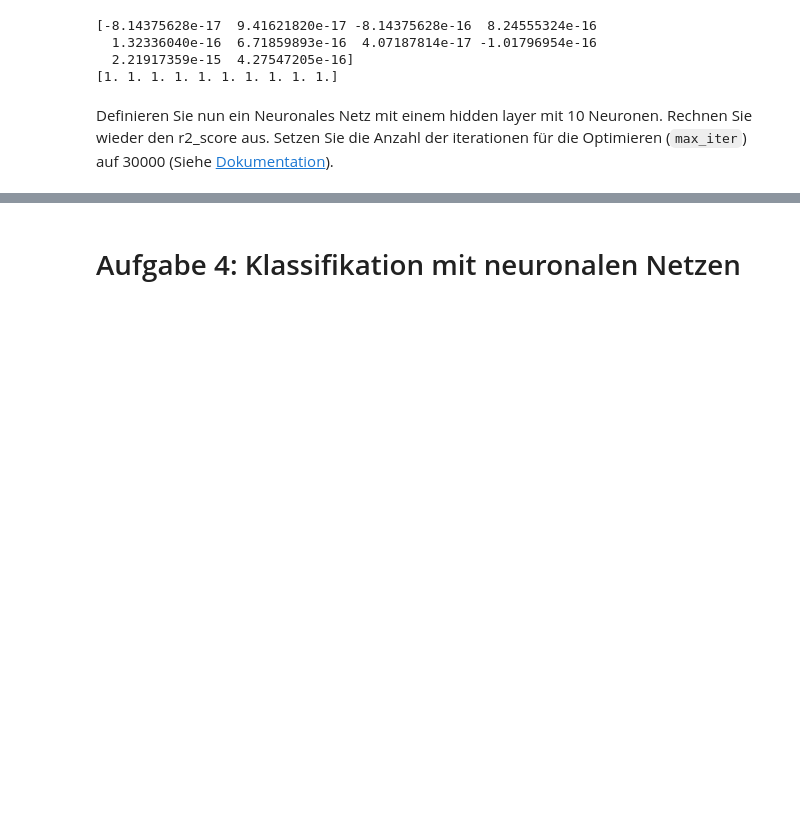
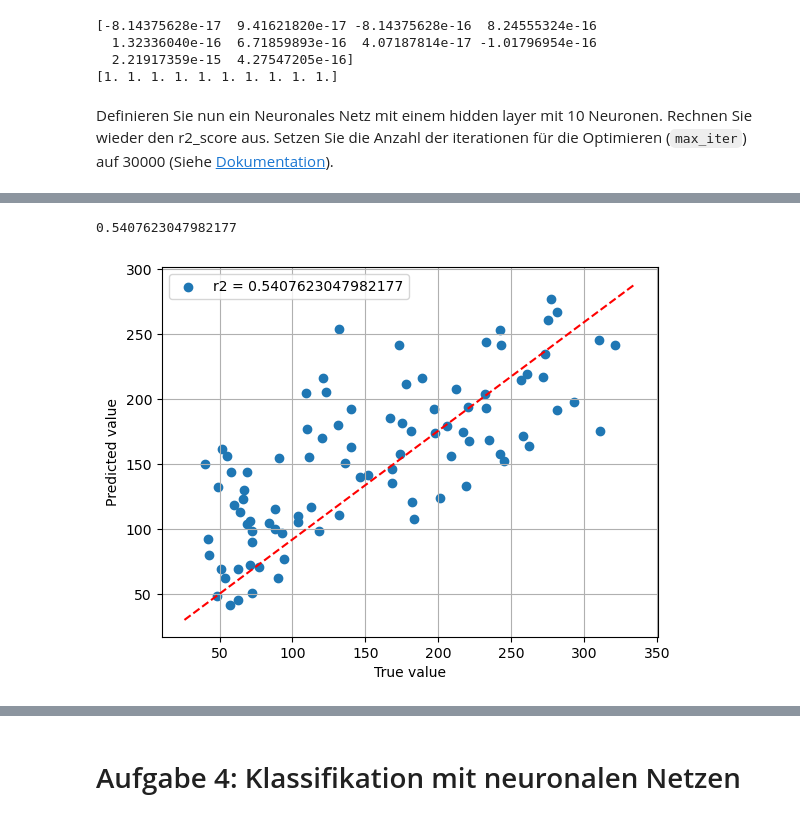
Before and after one commit to nundee/PatuAufgaben, a Jupyter notebook: Woche12/Aufgabenblatt 12.ipynb, the cells around one changed output, grey strips where cells are left out. Saved outputs shown, nothing was run; the diff lists cells and outputs as text; code cells hidden in the pictures; blank space fills up the shorter version.

```diff
--- a/Woche12/Aufgabenblatt 12.ipynb
+++ b/Woche12/Aufgabenblatt 12.ipynb
@@ -208,11 +214,10 @@ print(r2)
 # %%
 # Laden von Testdaten und aufteilen in Zielwert und restliche Werte
-df_test = ...
-X_test = ...
-y_test = ...
+df_test = pd.read_csv("daten/diabetes_test.csv")
+X_test = df_test.drop(['target'],axis=1)
+y_test = df_test["target"]
 
-# Skalieren
-X_test_scaled = ...
-
-# Vorhersage mit vorher trainiertem Modell
-rs_test = ...
+plot_mlp(X_test,y_test,mlp1)
+# %% [output]
+0.5407623047982177
+[figure, added]
```
Also changed, not shown: parts of 6 cells of this notebook.
